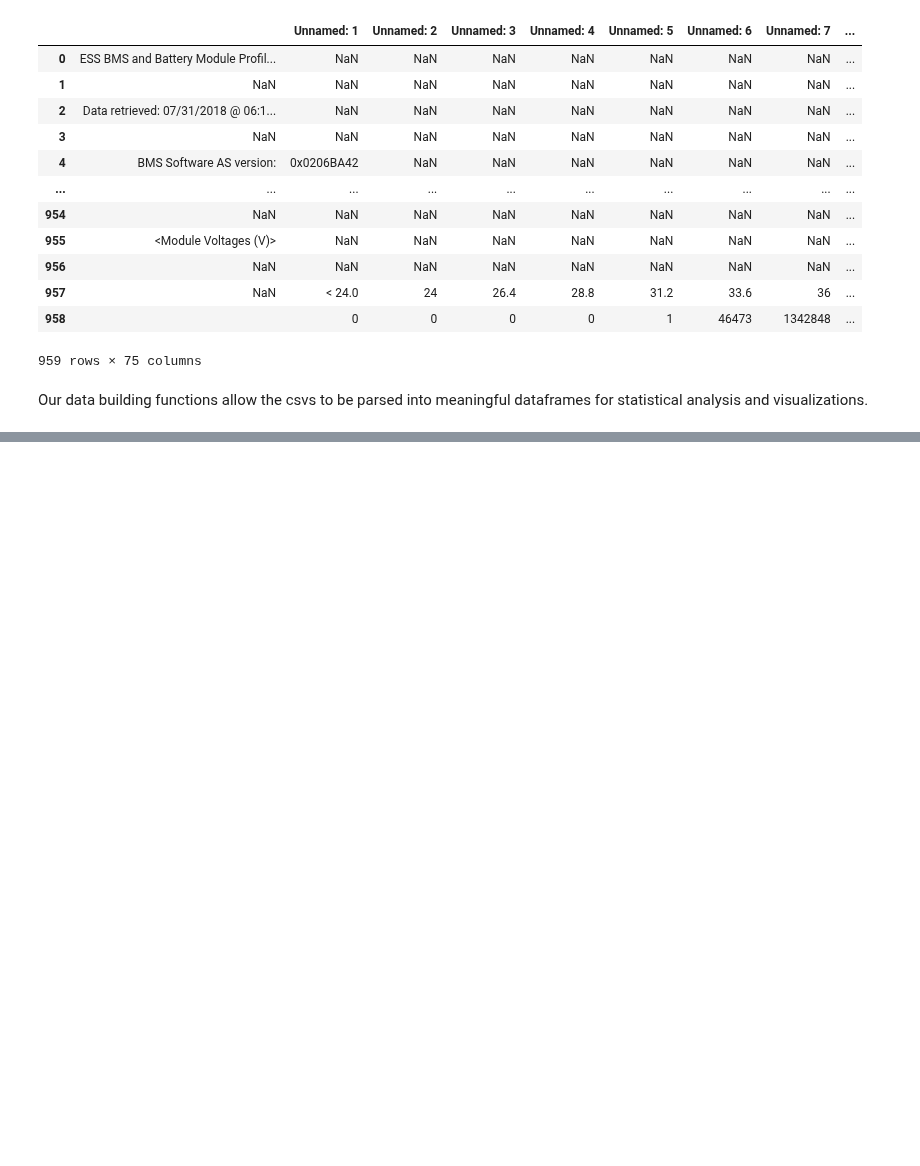
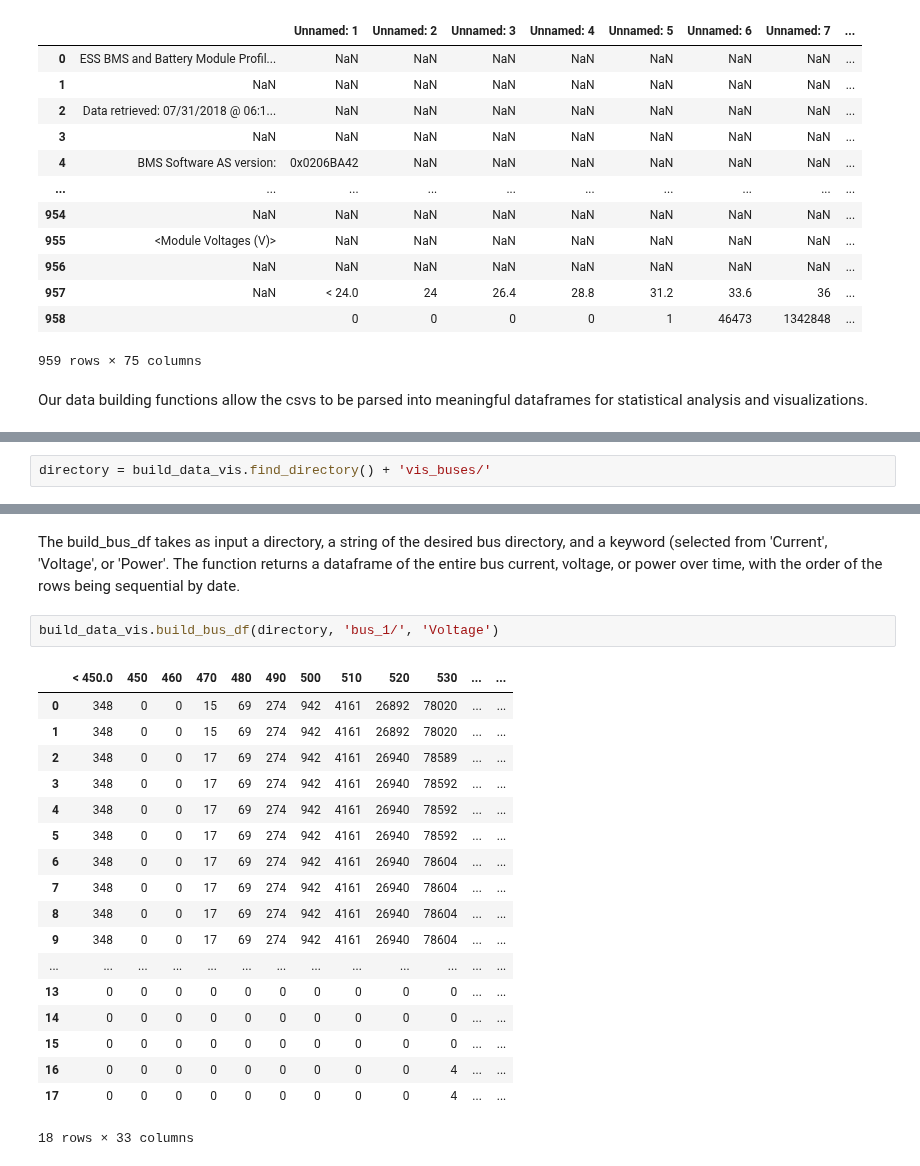
Before and after one commit to KCM-DIRECT/KCM-Data, a Jupyter notebook: Final example notebook.ipynb, the cells around one changed output, grey strips where cells are left out. Drawn from its saved outputs; the diff is of its cells as text; blank space fills up the shorter version.

```diff
--- a/Final example notebook.ipynb
+++ b/Final example notebook.ipynb
@@ -45,0 +48,2 @@ Our data building functions allow the csvs to be parsed into meaningful datafram
+# %%
+directory = build_data_vis.find_directory() + 'vis_buses/'
@@ -45,0 +73,23 @@ Our data building functions allow the csvs to be parsed into meaningful datafram
+# %% [markdown]
+The build_bus_df takes as input a directory, a string of the desired bus directory, and a keyword (selected from 'Current', 'Voltage', or 'Power'. The function returns a dataframe of the entire bus current, voltage, or power over time, with the order of the rows being sequential by date.
+# %%
+build_data_vis.build_bus_df(directory, 'bus_1/', 'Voltage')
+# %% [output]
+|  | < 450.0 | 450 | 460 | 470 | 480 | 490 | 500 | 510 | 520 | 530 | ... | ... |
+| 0 | 348 | 0 | 0 | 15 | 69 | 274 | 942 | 4161 | 26892 | 78020 | ... | ... |
+| 1 | 348 | 0 | 0 | 15 | 69 | 274 | 942 | 4161 | 26892 | 78020 | ... | ... |
+| 2 | 348 | 0 | 0 | 17 | 69 | 274 | 942 | 4161 | 26940 | 78589 | ... | ... |
+| 3 | 348 | 0 | 0 | 17 | 69 | 274 | 942 | 4161 | 26940 | 78592 | ... | ... |
+| 4 | 348 | 0 | 0 | 17 | 69 | 274 | 942 | 4161 | 26940 | 78592 | ... | ... |
+| 5 | 348 | 0 | 0 | 17 | 69 | 274 | 942 | 4161 | 26940 | 78592 | ... | ... |
+| 6 | 348 | 0 | 0 | 17 | 69 | 274 | 942 | 4161 | 26940 | 78604 | ... | ... |
+| 7 | 348 | 0 | 0 | 17 | 69 | 274 | 942 | 4161 | 26940 | 78604 | ... | ... |
+| 8 | 348 | 0 | 0 | 17 | 69 | 274 | 942 | 4161 | 26940 | 78604 | ... | ... |
+| 9 | 348 | 0 | 0 | 17 | 69 | 274 | 942 | 4161 | 26940 | 78604 | ... | ... |
+| ... | ... | ... | ... | ... | ... | ... | ... | ... | ... | ... | ... | ... |
+| 13 | 0 | 0 | 0 | 0 | 0 | 0 | 0 | 0 | 0 | 0 | ... | ... |
+| 14 | 0 | 0 | 0 | 0 | 0 | 0 | 0 | 0 | 0 | 0 | ... | ... |
+| 15 | 0 | 0 | 0 | 0 | 0 | 0 | 0 | 0 | 0 | 0 | ... | ... |
+| 16 | 0 | 0 | 0 | 0 | 0 | 0 | 0 | 0 | 0 | 4 | ... | ... |
+| 17 | 0 | 0 | 0 | 0 | 0 | 0 | 0 | 0 | 0 | 4 | ... | ... |
+18 rows × 33 columns
```
Also changed, not shown: parts of 19 cells of this notebook.
